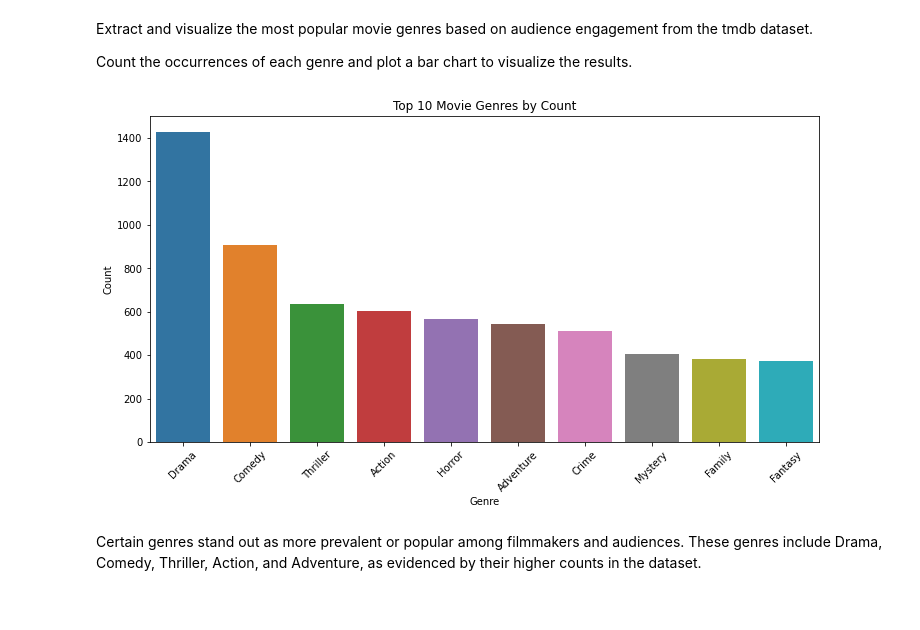
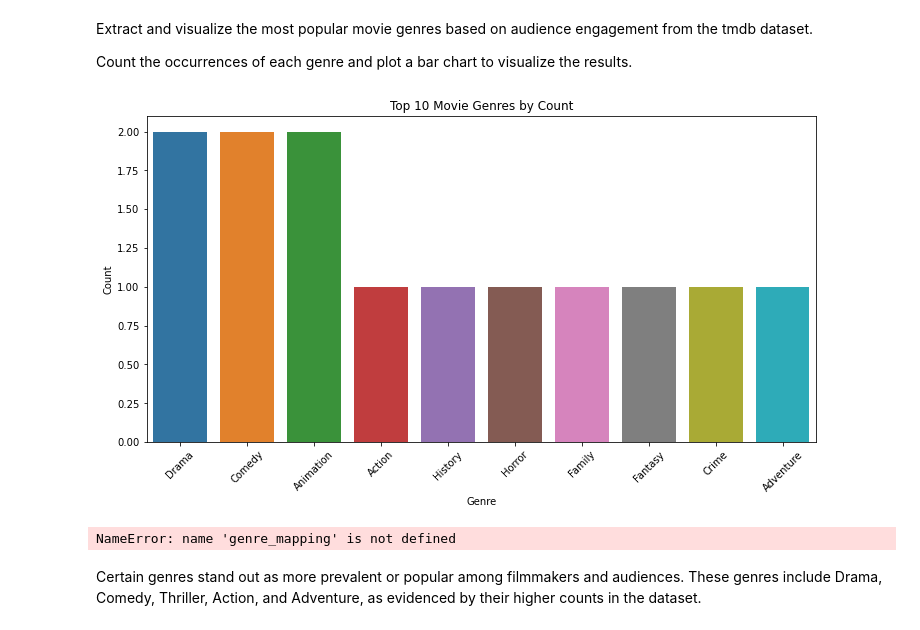
Before and after one commit to Kip0010/dsc-phase-1-project-v2-4-master, a Jupyter notebook: student.ipynb, the cells around one changed output. Drawn from its saved outputs; the diff is of its cells as text; code cells hidden in the pictures.

```diff
--- a/student.ipynb
+++ b/student.ipynb
@@ -81,6 +92,69 @@ Overally, these findings underscore the importance of brand recognition, storyte
 Extract and visualize the most popular movie genres based on audience engagement from the tmdb dataset.
 
 Count the occurrences of each genre and plot a bar chart to visualize the results.
+# %%
+
+import pandas as pd
+import matplotlib.pyplot as plt
+import seaborn as sns
+
+# Define a function to handle genre IDs
+def map_genres(genre_ids):
+    genre_mapping = {
+        28: 'Action',
+        12: 'Adventure',
+        16: 'Animation',
+        35: 'Comedy',
+        80: 'Crime',
+        99: 'Documentary',
+        18: 'Drama',
+        10751: 'Family',
+        14: 'Fantasy',
+        36: 'History',
+        27: 'Horror',
+        10402: 'Music',
+        9648: 'Mystery',
+        10749: 'Romance',
+        878: 'Science Fiction',
+        10770: 'TV Movie',
+        53: 'Thriller',
+        10752: 'War',
+        37: 'Western'
+    }
+    genres = []
+    for genre_id in genre_ids.split(','):
+        try:
+            genre_id = int(genre_id)
+            if genre_id in genre_mapping:
+                genres.append(genre_mapping[genre_id])
+        except ValueError:
+            pass  # Skip if the genre ID is not an integer
+    return genres
+
+# Assuming tmd['genre_ids'] contains genre IDs separated by commas
+
+# Example DataFrame
+tmd = pd.DataFrame({'genre_ids': ['28,12,16', '35,80', '18', '10751,14,16,35', '18,36,27']})
+
+# Split genre_ids and map genre identifiers to genre names
+tmd['genres'] = tmd['genre_ids'].apply(map_genres)
+
+# Flatten the list of genres
+genres_list = [genre for sublist in tmd['genres'] for genre in sublist]
+
+# Count the occurrences of each genre
+genre_counts = pd.Series(genres_list).value_counts().head(10)
+
+# Plot the top 10 movie genres by count
+plt.figure(figsize=(12, 6))
+sns.barplot(x=genre_counts.index, y=genre_counts.values)
+plt.title('Top 10 Movie Genres by Count')
+plt.xlabel('Genre')
+plt.ylabel('Count')
+plt.xticks(rotation=45)
+plt.show()
+# %% [output]
+[figure, added]
 # %%
 # Define a function to handle genre IDs
 def map_genres(genre_ids):
@@ -112,7 +186,7 @@ plt.ylabel('Count')
 plt.xticks(rotation=45)
 plt.show()
 # %% [output]
-[figure, removed]
+NameError: name 'genre_mapping' is not defined
 # %% [markdown]
 Certain genres stand out as more prevalent or popular among filmmakers and audiences. These genres include Drama, Comedy, Thriller, Action, and Adventure, as evidenced by their higher counts in the dataset.
 # %% [markdown]
```
Also changed, not shown: parts of 3 cells of this notebook.
